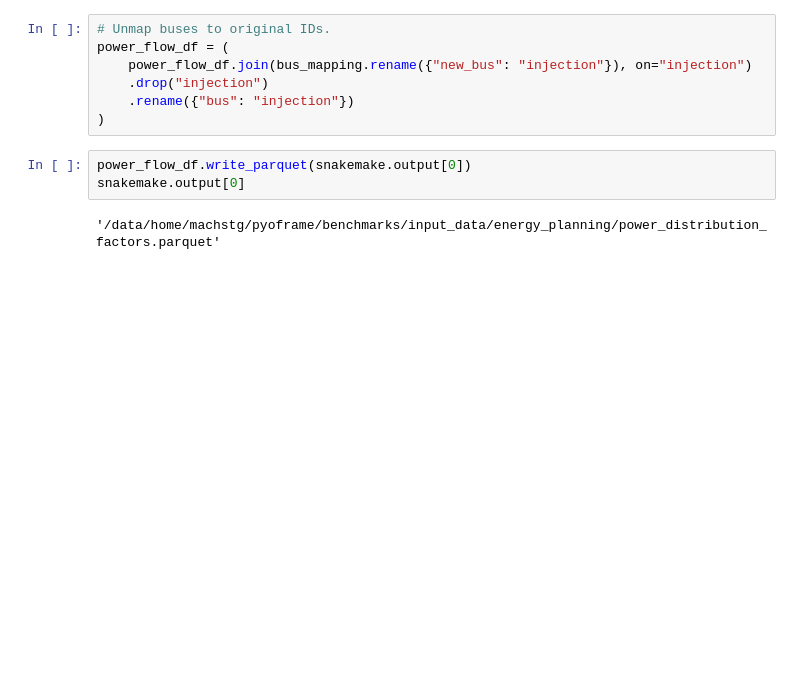
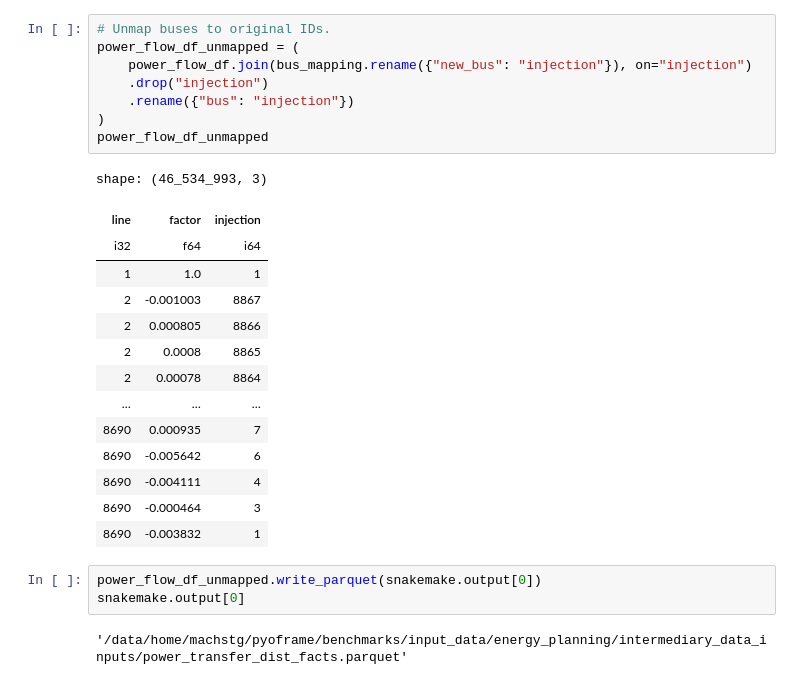
Before and after one commit to Bravos-Power/pyoframe, a Jupyter notebook: benchmarks/src/energy_planning/scripts/compute_power_transfer_dist_facts.ipynb, the cells around one changed output. Cells and saved outputs as stored; diff of their text form; blank space fills up the shorter version.

```diff
--- a/benchmarks/src/energy_planning/scripts/compute_power_transfer_dist_facts.ipynb
+++ b/benchmarks/src/energy_planning/scripts/compute_power_transfer_dist_facts.ipynb
@@ -205,12 +205,28 @@ shape: (24_971_699, 3)
 # %%
 # Unmap buses to original IDs.
-power_flow_df = (
+power_flow_df_unmapped = (
     power_flow_df.join(bus_mapping.rename({"new_bus": "injection"}), on="injection")
     .drop("injection")
     .rename({"bus": "injection"})
 )
+power_flow_df_unmapped
+# %% [output]
+shape: (46_534_993, 3)
+| line | factor | injection |
+| i32 | f64 | i64 |
+| 1 | 1.0 | 1 |
+| 2 | -0.001003 | 8867 |
+| 2 | 0.000805 | 8866 |
+| 2 | 0.0008 | 8865 |
+| 2 | 0.00078 | 8864 |
+| … | … | … |
+| 8690 | 0.000935 | 7 |
+| 8690 | -0.005642 | 6 |
+| 8690 | -0.004111 | 4 |
+| 8690 | -0.000464 | 3 |
+| 8690 | -0.003832 | 1 |
 # %%
-power_flow_df.write_parquet(snakemake.output[0])
+power_flow_df_unmapped.write_parquet(snakemake.output[0])
 snakemake.output[0]
 # %% [output]
-'/data/home/machstg/pyoframe/benchmarks/input_data/energy_planning/power_distribution_factors.parquet'
+'/data/home/machstg/pyoframe/benchmarks/input_data/energy_planning/intermediary_data_inputs/power_transfer_dist_facts.parquet'
```
Also changed, not shown: parts of 7 cells of this notebook, 7 other files.
